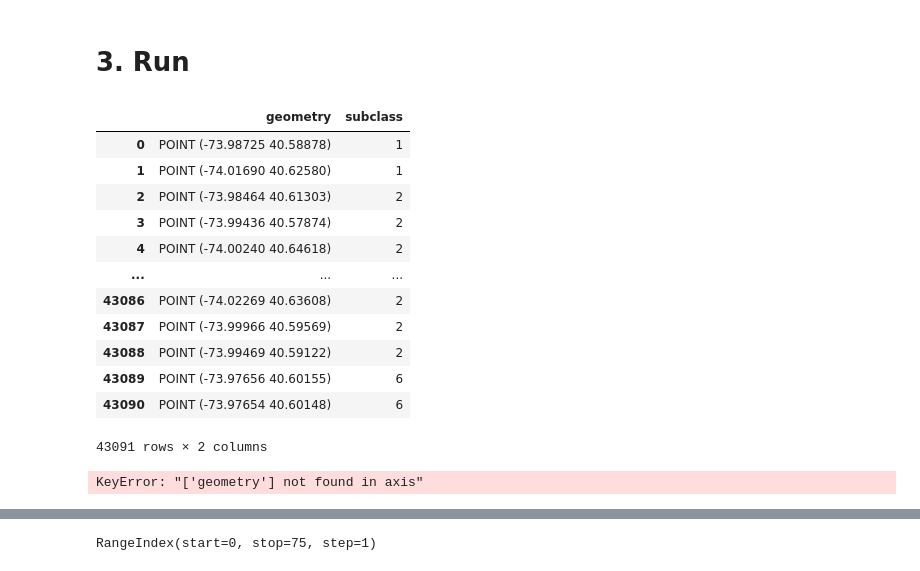
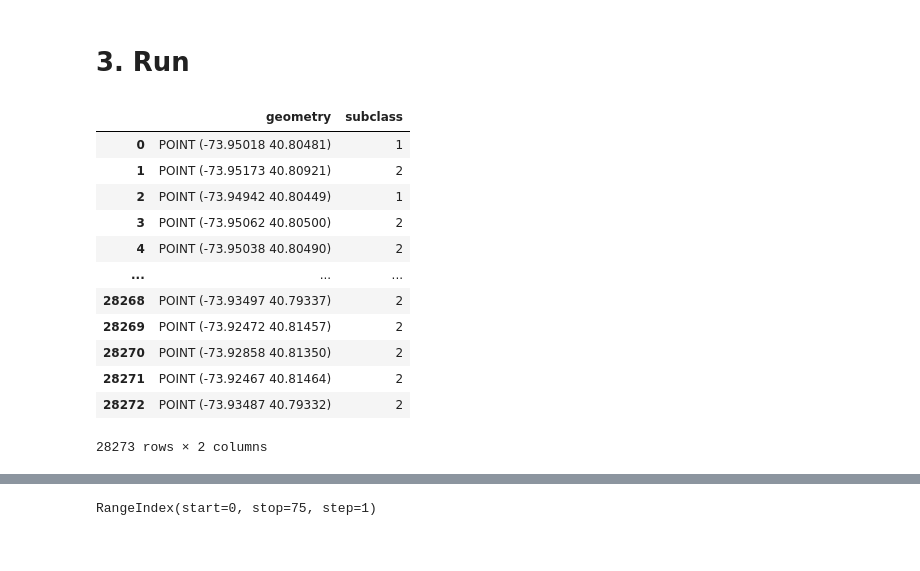
Before and after one commit to haenol/sprout, a Jupyter notebook: data_sampling_def.ipynb, the cells around one changed output, grey strips where cells are left out. Cells and saved outputs as stored; diff of their text form; code cells hidden in the pictures.

Commit message:
Building training data - first concat, later sampling and add GLCM -ver0.2

```diff
--- a/data_sampling_def.ipynb
+++ b/data_sampling_def.ipynb
@@ -142,36 +122,37 @@ def scdel(tp):
 # 3. Run
 # %%
 # data load
-# tp_up = gpd.GeoDataFrame.from_file("tree_points/manup_treepoint.shp")
+tp_up = gpd.GeoDataFrame.from_file("tree_points/manup_treepoint.shp")
 # tp_mid = gpd.GeoDataFrame.from_file("tree_points/manmid.shp")
-# tp_down = gpd.GeoDataFrame.from_file("tree_points/mandown_treepoint.shp")
+tp_down = gpd.GeoDataFrame.from_file("tree_points/mandown_treepoint.shp")
 # tp_br1 = gpd.GeoDataFrame.from_file("tree_points/br_rest1_treepoint.shp")
 # tp_br2 = gpd.GeoDataFrame.from_file("tree_points/br_rest2_treepoint.shp")
 # tp_brup = gpd.GeoDataFrame.from_file("tree_points/brup.shp")
-tp_brleft = gpd.GeoDataFrame.from_file("tree_points/brleft.shp")
+# tp_brleft = gpd.GeoDataFrame.from_file("tree_points/brleft.shp")
 # tp_br = gpd.GeoDataFrame( pd.concat( [tp_br1, tp_br2], ignore_index=True) )
 
-# tp_brtest = gpd.GeoDataFrame.from_file("tree_points/br_test_treepoint.shp")
+tp_brtest = gpd.GeoDataFrame.from_file("tree_points/br_test_treepoint.shp")
+tp_brtest_peak = gpd.GeoDataFrame.from_file("br_test_peak/br_test_peak_last.shp")
 # %%
 # 1. run subclass change
-# manup = sc_change(tp_up)
-# mandown = sc_change(tp_down)
+manup = sc_change(tp_up)
+mandown = sc_change(tp_down)
 # br = sc_change(tp_br)
-brleft = sc_change(tp_brleft)
-# brtest = sc_change(tp_brtest)
+# brleft = sc_change(tp_brleft)
+brtest = sc_change(tp_brtest)
 # %%
-brleft
+manup
 # %% [output]
 |  | geometry | subclass |
-| 0 | POINT (-73.98725 40.58878) | 1 |
-| 1 | POINT (-74.01690 40.62580) | 1 |
-| 2 | POINT (-73.98464 40.61303) | 2 |
-| 3 | POINT (-73.99436 40.57874) | 2 |
-| 4 | POINT (-74.00240 40.64618) | 2 |
+| 0 | POINT (-73.95018 40.80481) | 1 |
+| 1 | POINT (-73.95173 40.80921) | 2 |
+| 2 | POINT (-73.94942 40.80449) | 1 |
+| 3 | POINT (-73.95062 40.80500) | 2 |
+| 4 | POINT (-73.95038 40.80490) | 2 |
 | ... | ... | ... |
-| 43086 | POINT (-74.02269 40.63608) | 2 |
-| 43087 | POINT (-73.99966 40.59569) | 2 |
-| 43088 | POINT (-73.99469 40.59122) | 2 |
-| 43089 | POINT (-73.97656 40.60155) | 6 |
-| 43090 | POINT (-73.97654 40.60148) | 6 |
+| 28268 | POINT (-73.93497 40.79337) | 2 |
+| 28269 | POINT (-73.92472 40.81457) | 2 |
+| 28270 | POINT (-73.92858 40.81350) | 2 |
+| 28271 | POINT (-73.92467 40.81464) | 2 |
+| 28272 | POINT (-73.93487 40.79332) | 2 |
-43091 rows × 2 columns
+28273 rows × 2 columns
@@ -203,6 +158,0 @@ coord_list = [coord_list0, coord_list1, coord_list2, coord_list3, coord_list4, c
-# %%
-# tp에서 기존 geometry 열을 제거 후 복붙
-brleft.drop(['geometry'], axis=1, inplace=True)
-brleft
-# %% [output]
-KeyError: "['geometry'] not found in axis"
```
Also changed, not shown: parts of 53 cells of this notebook.
